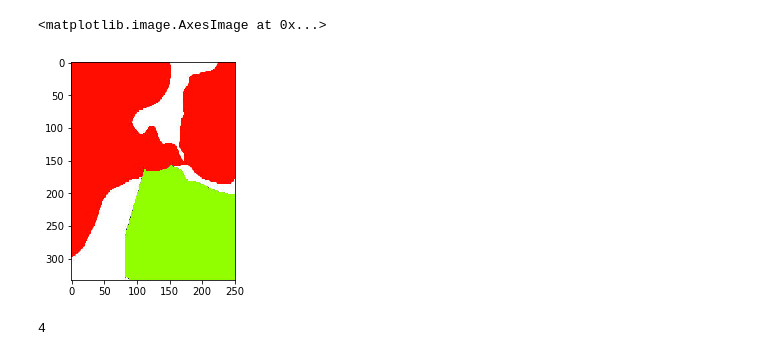
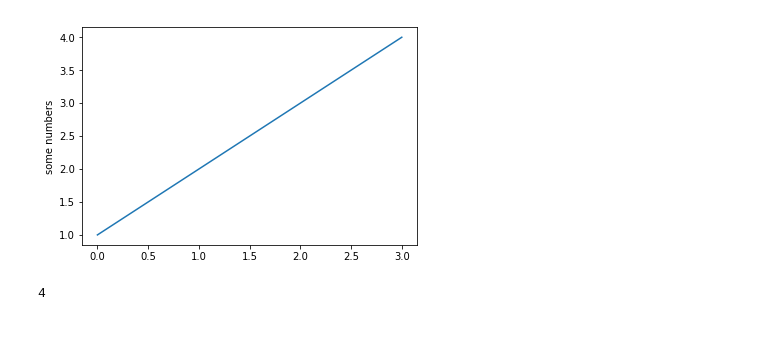
Before and after one commit to mcamila777/Traversability_project, a Jupyter notebook: notebooks/Image_proccesing.ipynb, the cells around one changed output. Cells and saved outputs as stored; diff of their text form; code cells hidden in the pictures.

```diff
--- a/notebooks/Image_proccesing.ipynb
+++ b/notebooks/Image_proccesing.ipynb
@@ -1,18 +1,15 @@
-# %%
-import cv2
-import matplotlib.pyplot as plt
-%matplotlib inline
-import numpy as np
-import os
-
-im_name = "Road_in_niigata_L.jpg"
-
-im = cv2.imread(im_name)
-
-plt.imshow(im[:,:,::-1])
-# %% [output]
-<matplotlib.image.AxesImage at 0x...>
-[figure, removed]
+# %%
+import matplotlib.pyplot as plt
+plt.plot([1,2,3,4])
+plt.ylabel('some numbers')
+plt.show()
+
+
+import cv2
+import numpy as np
+import os
+# %% [output]
+[figure, added]
 # %%
 	Obstacles = [225, 13, 0]
 	path_robot = [149, 255, 0]
```
Also changed, not shown: parts of 22 cells of this notebook, 1 other file.
